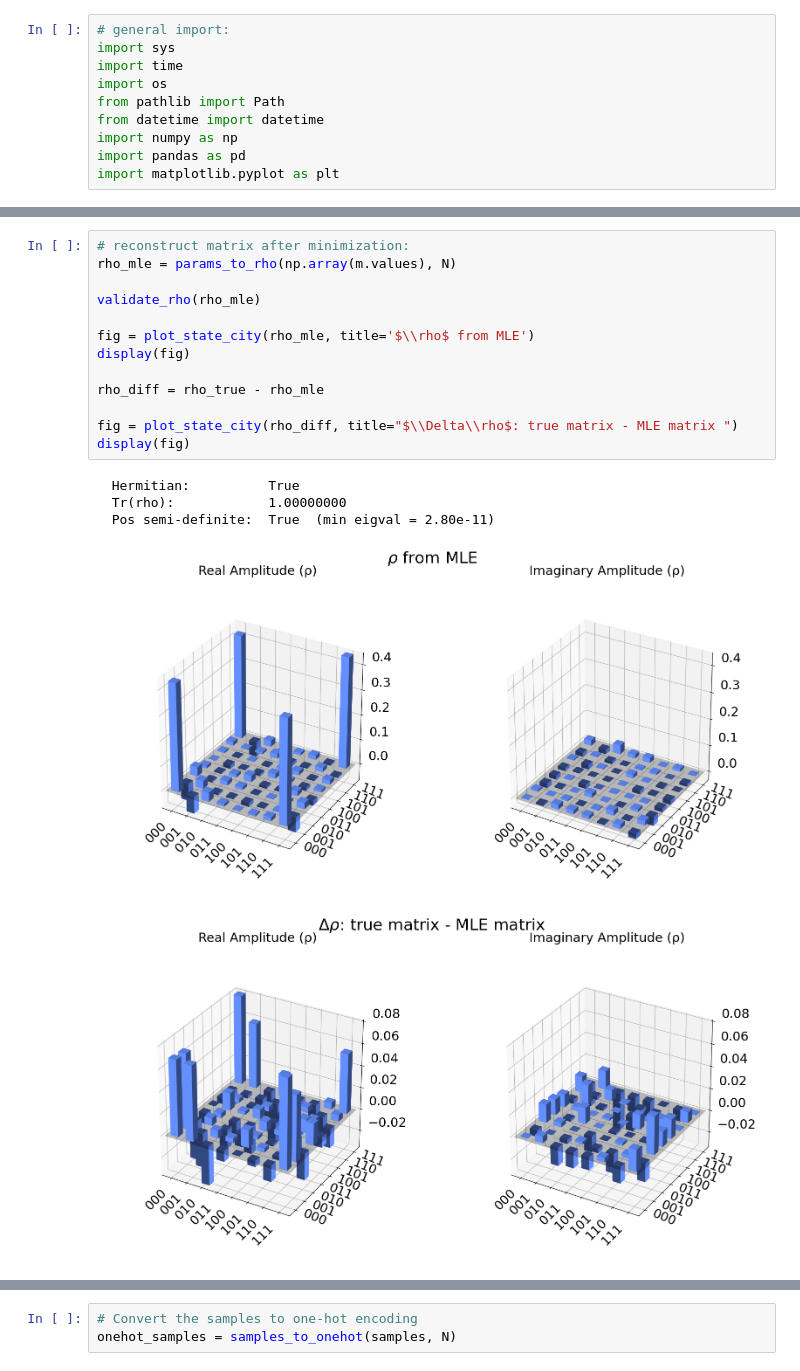
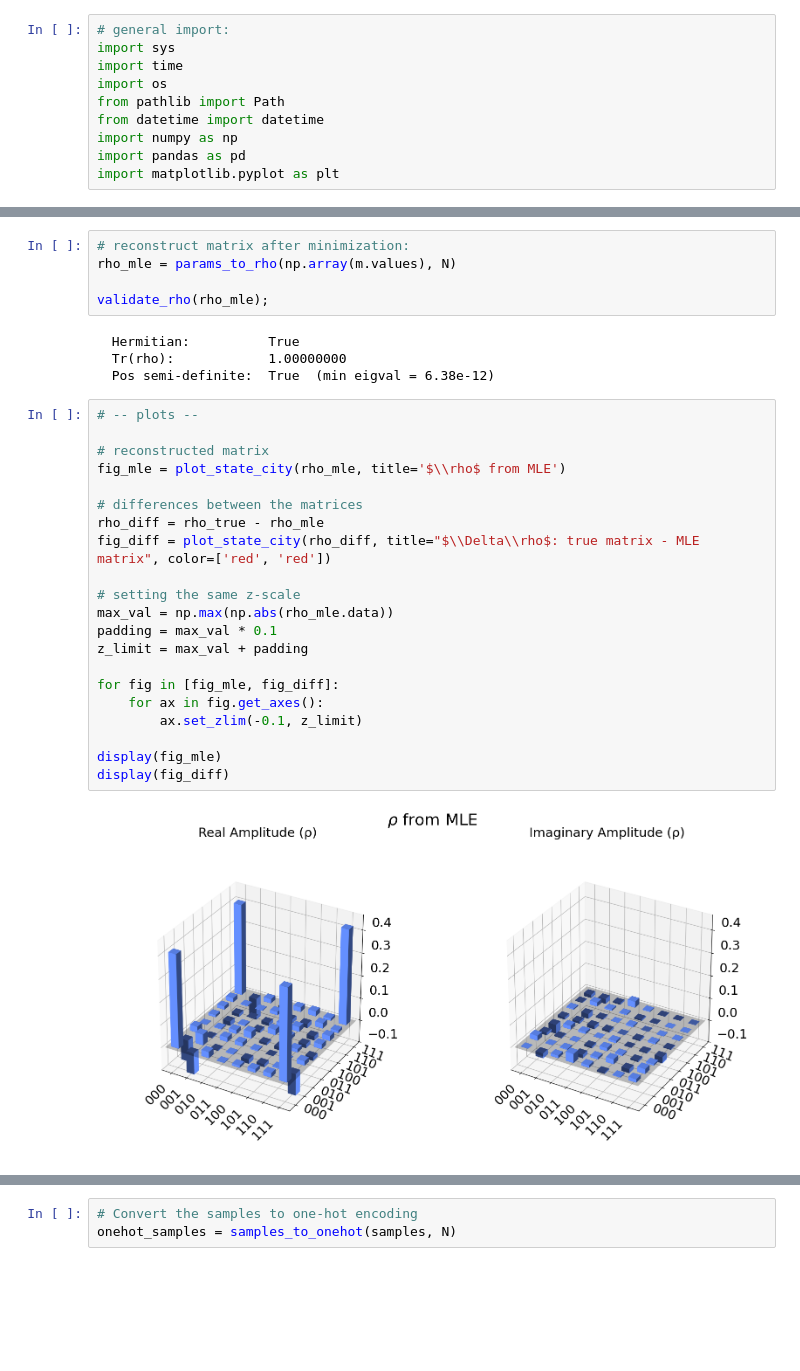
Before and after one commit to srazzetti/statistical-qst-vae, a Jupyter notebook: notebook/1_demo_GHZ3.ipynb, the cells around one changed output, grey strips where cells are left out. Saved outputs shown, nothing was run; the diff lists cells and outputs as text; blank space fills up the shorter version.

```diff
--- a/notebook/1_demo_GHZ3.ipynb
+++ b/notebook/1_demo_GHZ3.ipynb
@@ -150,18 +222,31 @@ Minuit valid:  True
 # reconstruct matrix after minimization:
 rho_mle = params_to_rho(np.array(m.values), N)
 
-validate_rho(rho_mle)
-
-fig = plot_state_city(rho_mle, title='$\\rho$ from MLE')
-display(fig)
-
-rho_diff = rho_true - rho_mle
-
-fig = plot_state_city(rho_diff, title="$\\Delta\\rho$: true matrix - MLE matrix ")
-display(fig)
+validate_rho(rho_mle);
 # %% [output]
   Hermitian:          True
   Tr(rho):            1.00000000
-  Pos semi-definite:  True  (min eigval = 2.80e-11)
+  Pos semi-definite:  True  (min eigval = 6.38e-12)
-[figure, removed]
-[figure, removed]
+# %%
+# -- plots --
+
+# reconstructed matrix
+fig_mle = plot_state_city(rho_mle, title='$\\rho$ from MLE')
+
+# differences between the matrices
+rho_diff = rho_true - rho_mle
+fig_diff = plot_state_city(rho_diff, title="$\\Delta\\rho$: true matrix - MLE matrix", color=['red', 'red'])
+
+# setting the same z-scale
+max_val = np.max(np.abs(rho_mle.data))
+padding = max_val * 0.1
+z_limit = max_val + padding
+
+for fig in [fig_mle, fig_diff]:
+    for ax in fig.get_axes():
+        ax.set_zlim(-0.1, z_limit)
+
+display(fig_mle)
+display(fig_diff)
+# %% [output]
+[figure, added]
```
Also changed, not shown: parts of 47 cells of this notebook.
